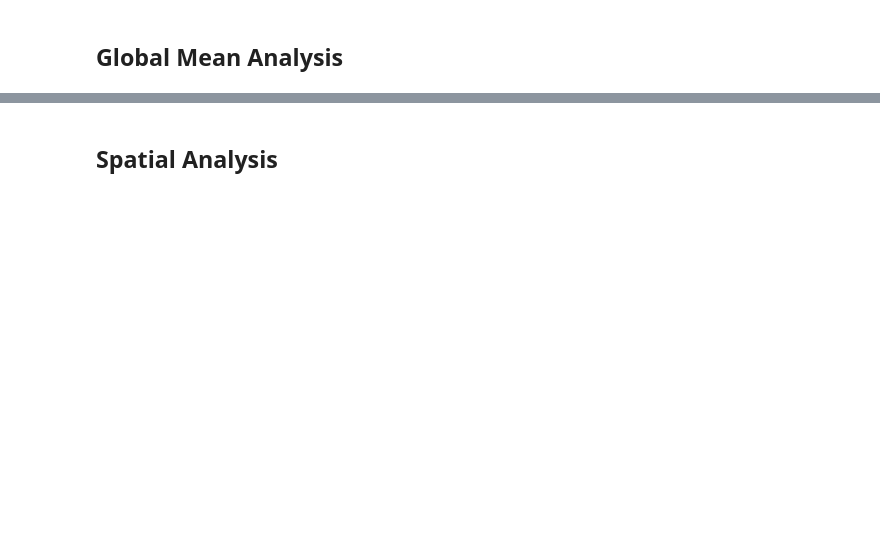
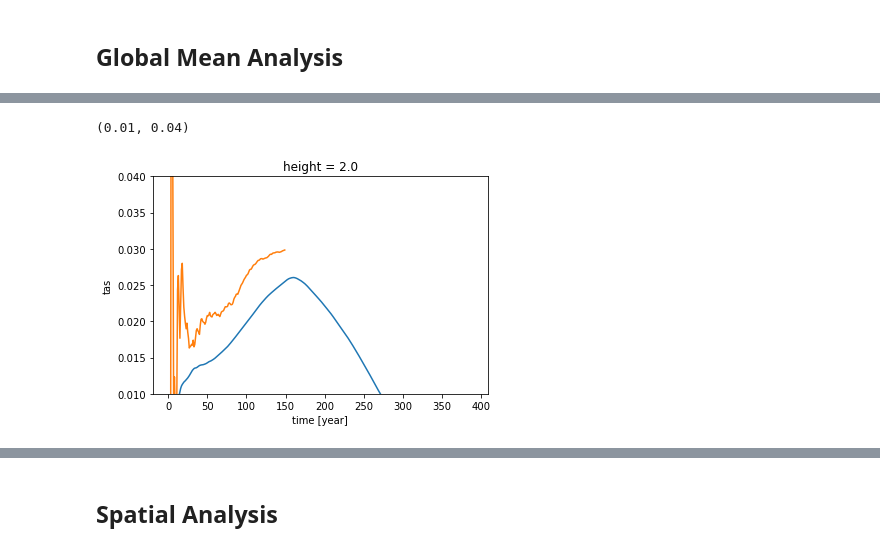
Before and after one commit to lfreese/CO2_greens, a Jupyter notebook: 1pct_increase.ipynb, the cells around one changed output, grey strips where cells are left out. Drawn from its saved outputs; the diff is of its cells as text; code cells hidden in the pictures; blank space fills up the shorter version.

```diff
--- a/1pct_increase.ipynb
+++ b/1pct_increase.ipynb
@@ -57,0 +111,4 @@ A = utils.find_area(ds_out)
+# %%
+G_mean_ds = G_mean_ds.rename({'year':'s'})
+G_10yr_mean_roll_ds = G_10yr_mean_roll_ds.rename({'year':'s'})
+G_20yr_mean_roll_ds = G_20yr_mean_roll_ds.rename({'year':'s'})
@@ -61,0 +154,12 @@ emis_data_names = ['base','rcp85','sinks']
+# %%
+%%time
+ds_GF_dict = {'annual':G_mean_ds.weighted(A).mean(dim = ['lat','lon']),
+              '10rolling':G_10yr_mean_roll_ds.weighted(A).mean(dim = ['lat','lon']),
+              '20rolling':G_20yr_mean_roll_ds.weighted(A).mean(dim = ['lat','lon'])}
+conv_1pct_mean = {}
+linregress_1pct_conv = {}
+
+for nm in ds_GF_dict.keys():
+    conv_1pct_mean[nm] = signal.convolve(np.array(emis_profile[nm].mean(dim = 'model')['emis']), np.array(ds_GF_dict[nm]), 'full')
+    conv_1pct_mean[nm] = utils.np_to_xr_mean(conv_1pct_mean[nm], ds_GF_dict[nm], emis_profile[nm])
+    linregress_1pct_conv[nm] = linregress_ds(conv_1pct_mean[nm], 's')
@@ -61,0 +169,8 @@ emis_data_names = ['base','rcp85','sinks']
+# %%
+linregress_1pct_conv['annual'].plot()
+ds_dif_regress.plot()
+plt.ylim(0.01,0.04)
+#plt.xlim(60,105)
+# %% [output]
+(0.01, 0.04)
+[figure, added]
```
Also changed, not shown: parts of 61 cells of this notebook, 18 other files.
